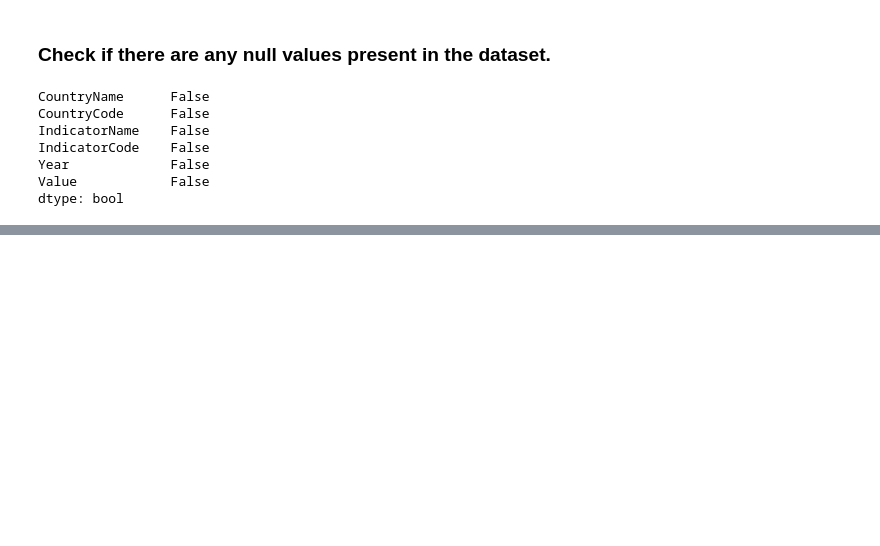
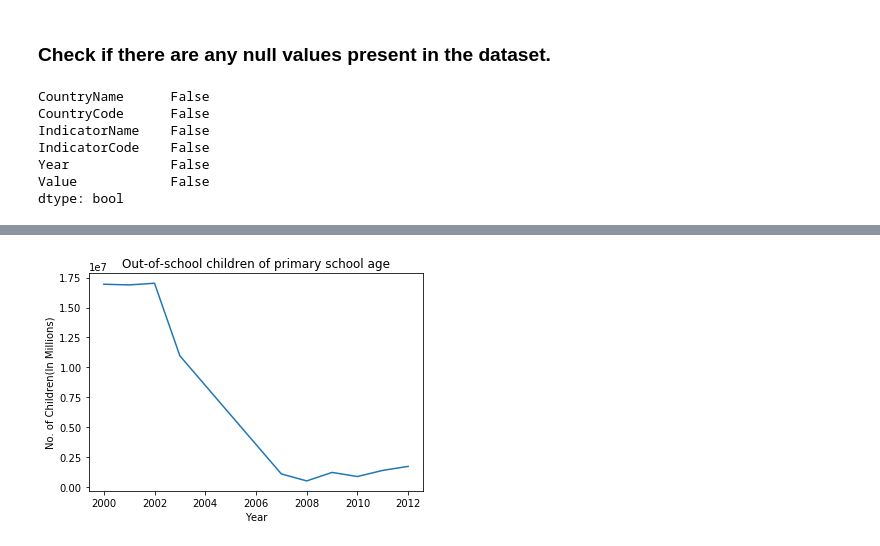
Before and after one commit to Rohithsoman/EdX-Python4DS, a Jupyter notebook: Mini- Project (Rohith).ipynb, the cells around one changed output, grey strips where cells are left out. Saved outputs shown, nothing was run; the diff lists cells and outputs as text; code cells hidden in the pictures; blank space fills up the shorter version.

```diff
--- a/Mini- Project (Rohith).ipynb
+++ b/Mini- Project (Rohith).ipynb
@@ -58,3 +59,10 @@ stage_female = data[mask3 & mask4]
+# %%
+year_list = ['2000','2001','2002','2003','2007','2008','2009','2010','2011','2012']
+stage_gdp = stage_gdp[stage_gdp['Year'].isin(year_list)]
+stage_all = stage_all[stage_all['IndicatorCode'] == 'SE.PRM.UNER']
+stage_all = stage_all[stage_all['Year'].isin(year_list)]
+#stage_female = stage_female[stage_female['Year'].isin(year_list)]
+#stage_male = stage_male[stage_male['Year'].isin(year_list)]
 # %%
 # How many years of data do we have ?
 years = stage_all['Year'].unique().tolist()
@@ -73,3 +110,16 @@ Out_of_school_children_female = stage_female['Value'].values
+# %%
+# Line plot
+plt.plot(stage_all['Year'].values, stage_all['Value'].values)
+
+# Label the axes
+plt.xlabel('Year')
+plt.ylabel('No. of Children(In Millions)')
+
+#label the figure
+plt.title('Out-of-school children of primary school age',fontsize=12)
+plt.show()
+# %% [output]
+[figure, added]
 # %%
 # Line plot
 plt.plot(stage_male['Year'].values, stage_male['Value'].values)
```
Also changed, not shown: parts of 10 cells of this notebook.
